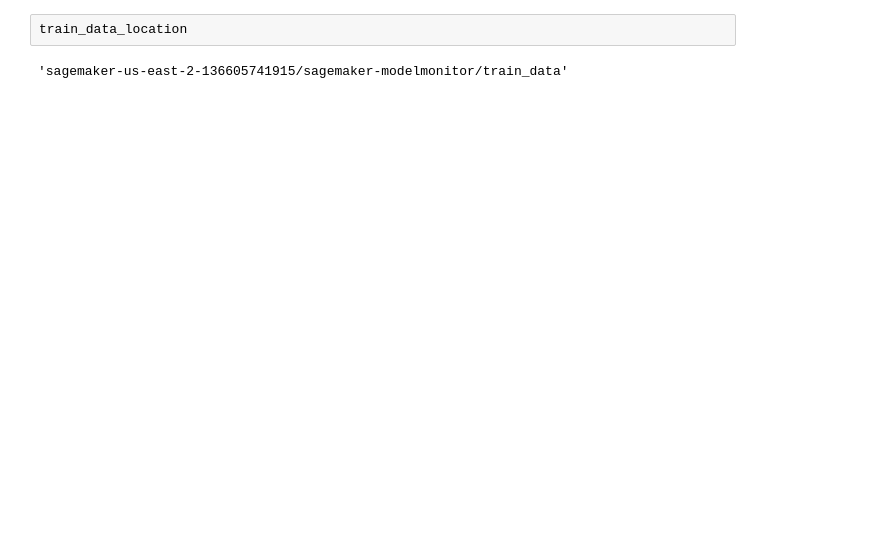
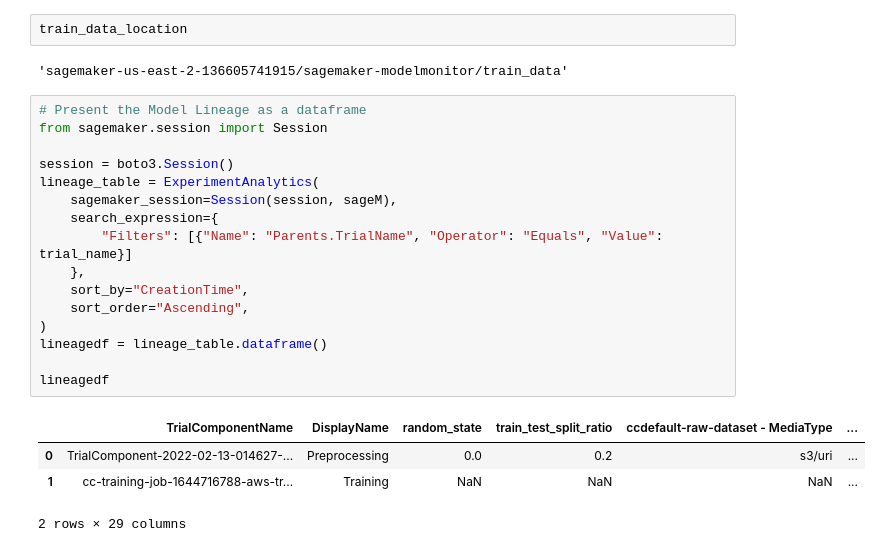
Before and after one commit to manojselvakumar/sagemakerACN, a Jupyter notebook: BYOC_v1.ipynb, the cells around one changed output. Cells and saved outputs as stored; diff of their text form; blank space fills up the shorter version.

Commit message:
Training completed successfully

```diff
--- a/BYOC_v1.ipynb
+++ b/BYOC_v1.ipynb
@@ -380,3 +383,24 @@ UnexpectedStatusException: Error for Training job cc-training-job-1644682905: Fa
 train_data_location
 # %% [output]
 'sagemaker-us-east-2-136605741915/sagemaker-modelmonitor/train_data'
+# %%
+# Present the Model Lineage as a dataframe
+from sagemaker.session import Session
+
+session = boto3.Session()
+lineage_table = ExperimentAnalytics(
+    sagemaker_session=Session(session, sageM),
+    search_expression={
+        "Filters": [{"Name": "Parents.TrialName", "Operator": "Equals", "Value": trial_name}]
+    },
+    sort_by="CreationTime",
+    sort_order="Ascending",
+)
+lineagedf = lineage_table.dataframe()
+
+lineagedf
+# %% [output]
+|  | TrialComponentName | DisplayName | random_state | train_test_split_ratio | ccdefault-raw-dataset - MediaType | ... |
+| 0 | TrialComponent-2022-02-13-014627-... | Preprocessing | 0.0 | 0.2 | s3/uri | ... |
+| 1 | cc-training-job-1644716788-aws-tr... | Training | NaN | NaN | NaN | ... |
+2 rows × 29 columns
```
Also changed, not shown: parts of 9 cells of this notebook.
